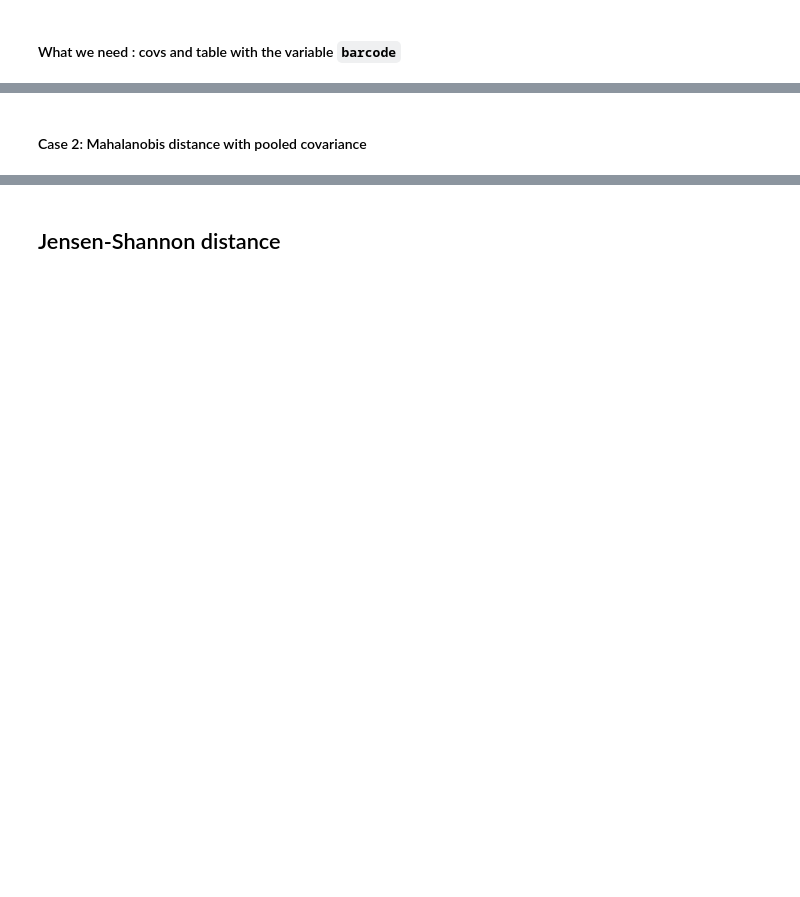
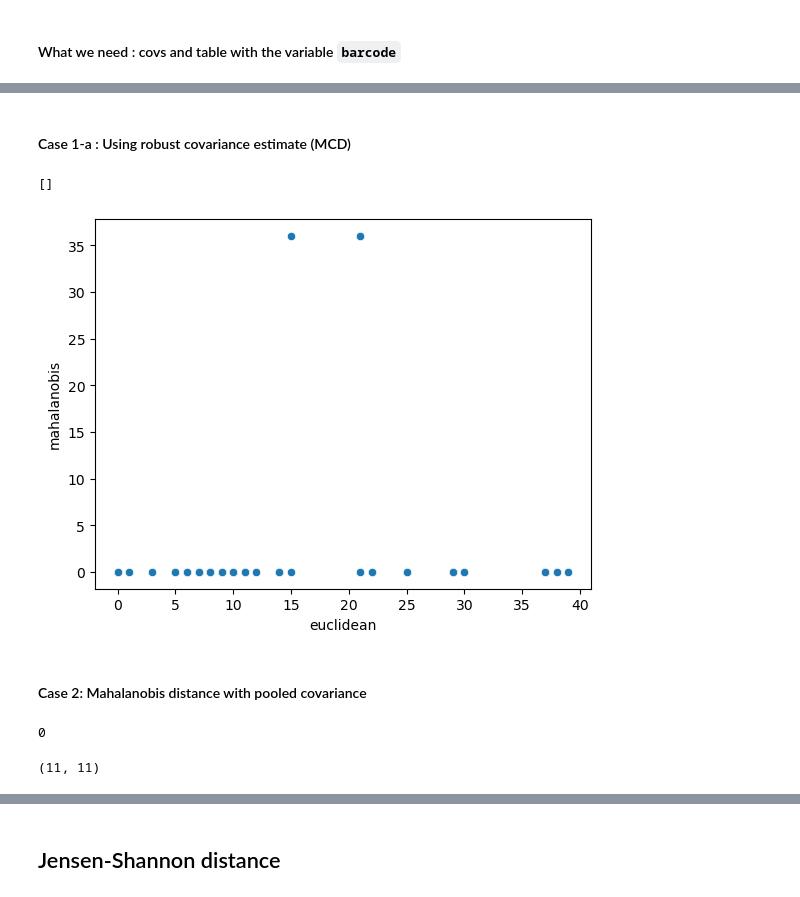
Before and after one commit to leeparkuky/Dissertation, a Jupyter notebook: 4-1. Missing Pairs.ipynb, the cells around one changed output, grey strips where cells are left out. Cells and saved outputs as stored; diff of their text form; code cells hidden in the pictures; blank space fills up the shorter version.

```diff
--- a/4-1. Missing Pairs.ipynb
+++ b/4-1. Missing Pairs.ipynb
@@ -168,5 +195,25 @@ plt.plot()
+# %% [markdown]
+#### Case 1-a : Using robust covariance estimate (MCD)
+# %%
+fig, ax = plt.subplots(1, 1)
+euclidean_assignment = scanner.assign_missing_euclidean.loc[scanner.missing_pairs_decimal_repr,:].reduced
+mahalanobis_assignment = scanner.assign_missing_mahalanobis(pooled = False, robust = True).loc[scanner.missing_pairs_decimal_repr,:].reduced
+df = pd.DataFrame(zip(euclidean_assignment, mahalanobis_assignment), columns = ['euclidean','mahalanobis'])
+sns.scatterplot(data = df, x = 'euclidean', y = 'mahalanobis', ax = ax)
+plt.plot()
+# %% [output]
+[]
+[figure, added]
 # %% [markdown]
 #### Case 2: Mahalanobis distance with pooled covariance
+# %%
+scanner.missing_pairs_decimal_repr[0]
+# %% [output]
+0
+# %%
+scanner.assign_missing_mahalanobis(pooled = True).loc[7,:].reduced, scanner.assign_missing_euclidean.loc[7,:].reduced
+# %% [output]
+(11, 11)
 # %%
 scanner.assign_missing_mahalanobis(pooled = True)
 # %% [output]
```
Also changed, not shown: parts of 67 cells of this notebook, 1 other file.
